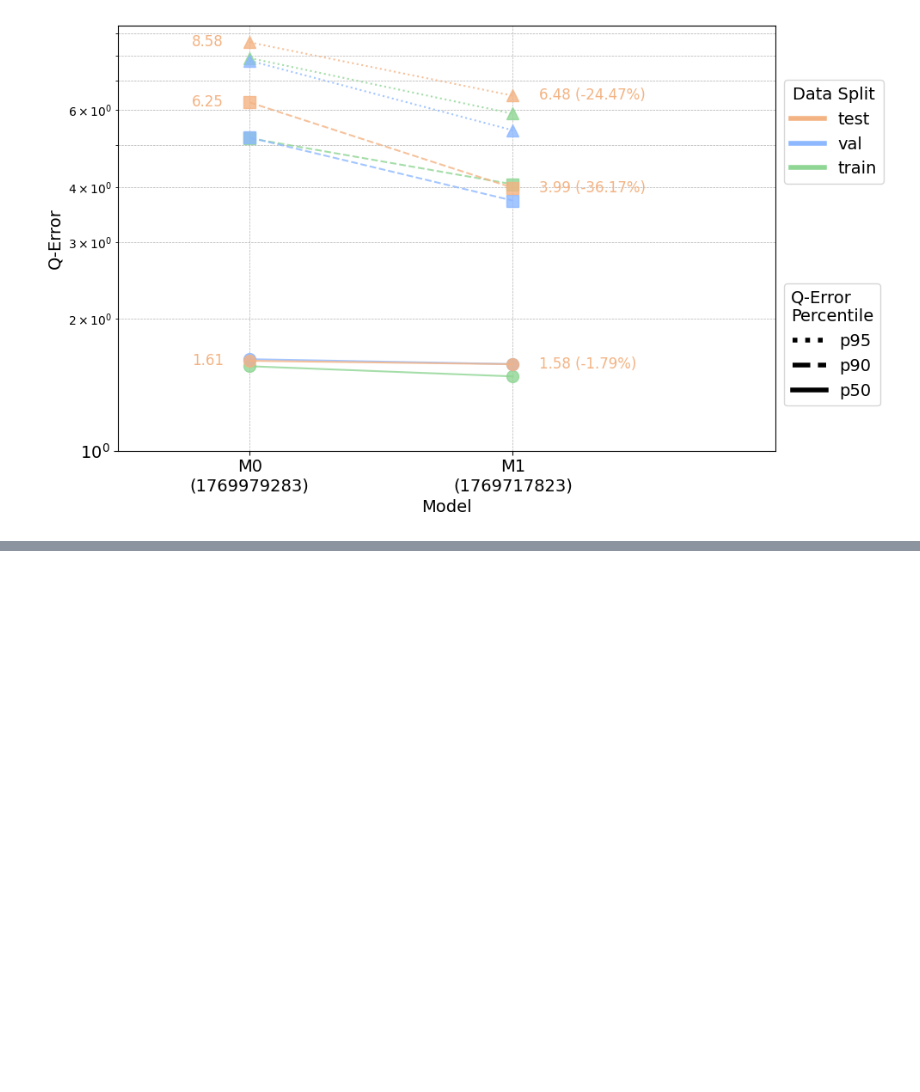
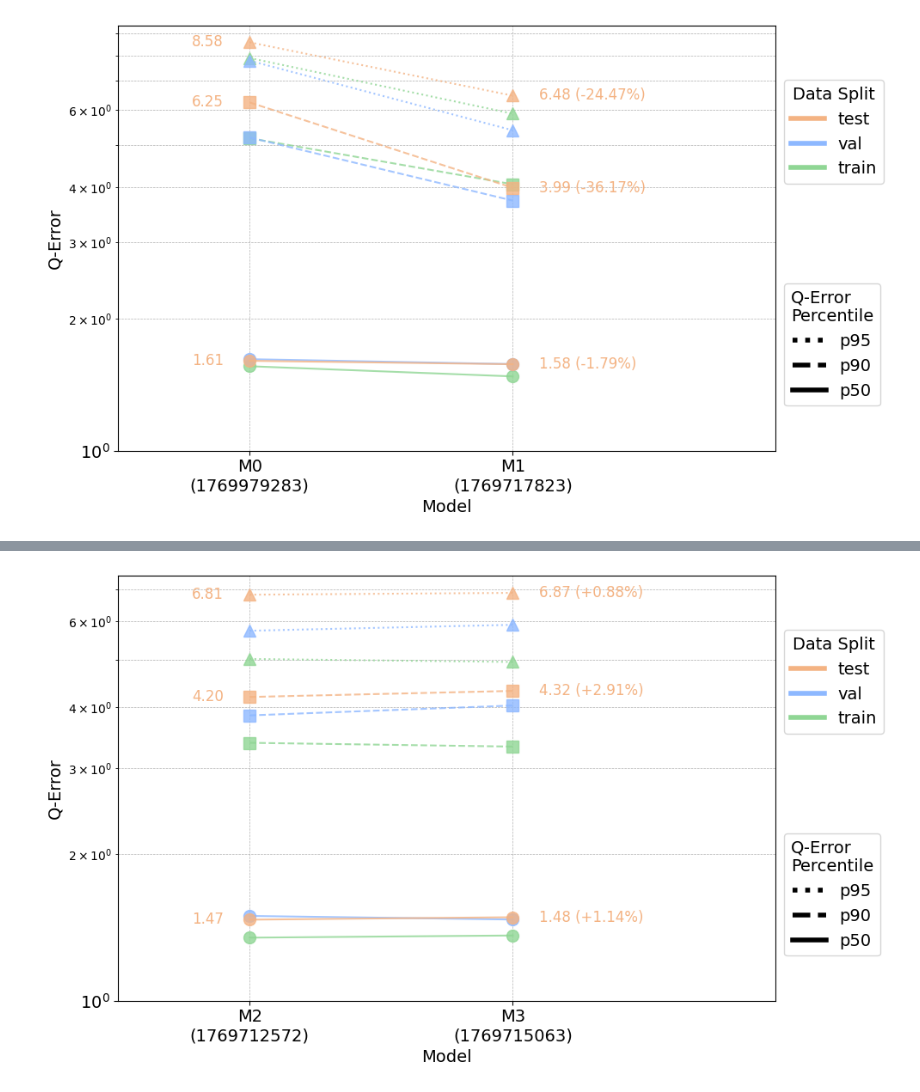
Before and after one commit to mmarkakis/autoslo, a Jupyter notebook: experiments/13_paper_model_comparison/model_comparison_plot.ipynb, the cells around one changed output, grey strips where cells are left out. Drawn from its saved outputs; the diff is of its cells as text; code cells hidden in the pictures; blank space fills up the shorter version.

```diff
--- a/experiments/13_paper_model_comparison/model_comparison_plot.ipynb
+++ b/experiments/13_paper_model_comparison/model_comparison_plot.ipynb
@@ -348,0 +417,14 @@ plot_qerror_comparison(
+# %%
+# Plot a Q-error comparison of M2 to M3 only for lower bound queries.
+plot_qerror_comparison(
+    results=results,
+    model_mapping={
+        'M2': MODEL_MAPPING['M2'],
+        'M3': MODEL_MAPPING['M3'],
+    },
+    filename="model_comparison_qerror_plot_m2_m3.svg",
+    initial="M2",
+    final="M3",
+)
+# %% [output]
+[figure, added]
```
Also changed, not shown: parts of 6 cells of this notebook, 4 other files.
